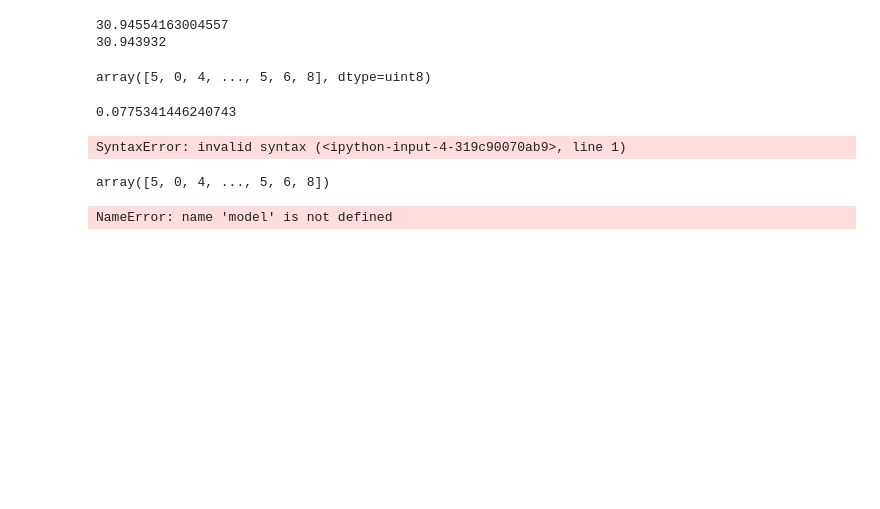
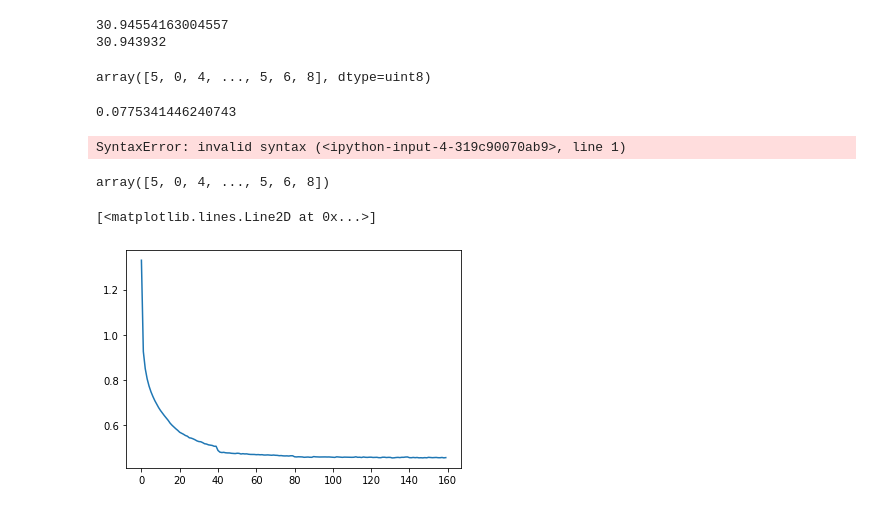
Before and after one commit to yangarbiter/blindguess, a Jupyter notebook: plot.ipynb, the cells around one changed output. Cells and saved outputs as stored; diff of their text form; code cells hidden in the pictures; blank space fills up the shorter version.

```diff
--- a/plot.ipynb
+++ b/plot.ipynb
@@ -79 +142,3 @@ I1229 17:31:50.123503 140193621882688 auto_var.py:261] Running time: 0.000152
 ValueError: not enough values to unpack (expected 2, got 0)
+# %%
+joblib.load("./results/experiment01/pgd-cifar10-0.031-trades6ce-tor-WRN_40_10-inf-0.pkl")
@@ -152,7 +219,10 @@ SyntaxError: invalid syntax (<ipython-input-4-319c90070ab9>, line 1)
 ModelWrapper(model).predict(trnX)
 # %% [output]
 array([5, 0, 4, ..., 5, 6, 8])
-# %%
-model(torch.Tensor(trnX[0:10].transpose(0, 3, 1, 2)))
-# %% [output]
-NameError: name 'model' is not defined
+# %%
+a = joblib.load("results/experiment01/pgd-fashion-0.1-advce-tor-CNN002-inf-0.pkl")
+# %%
+plt.plot([h['trn_loss'] for h in a['history']])
+# %% [output]
+[<matplotlib.lines.Line2D at 0x...>]
+[figure, added]
```
Also changed, not shown: parts of 7 cells of this notebook, 9 other files.
